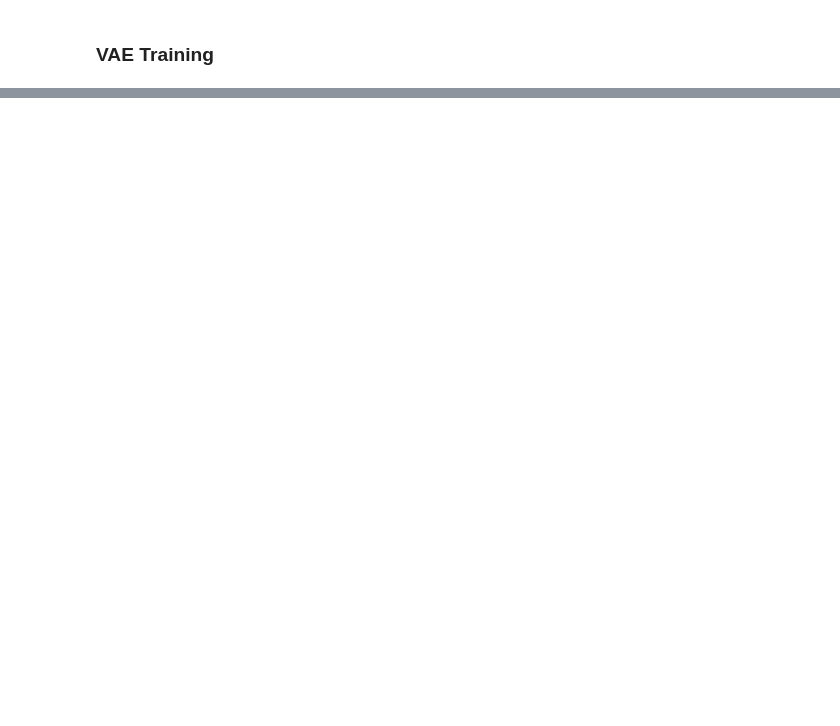
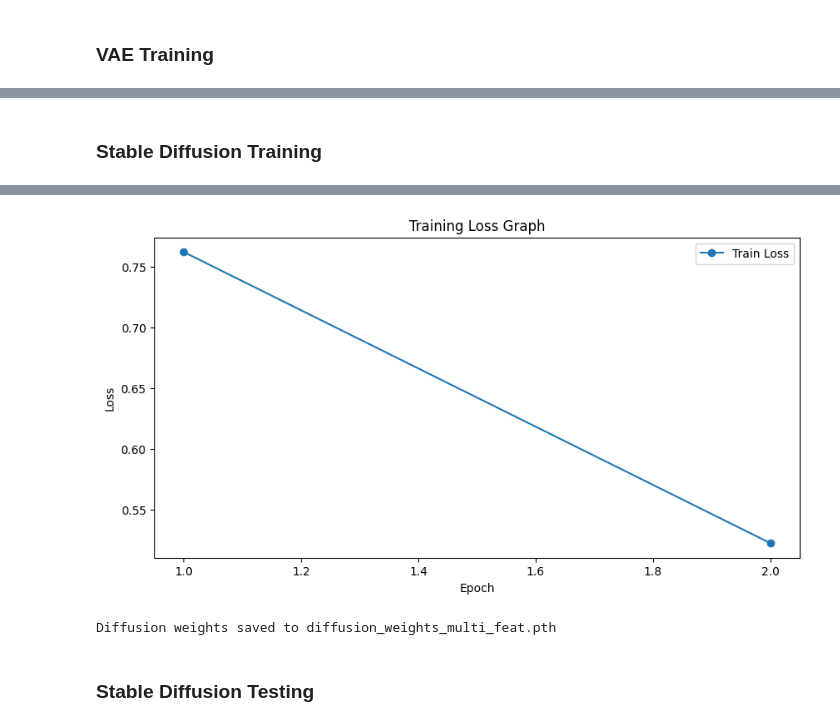
Before and after one commit to Atul-Acharya-17/diffusion-based-environment-generator, a Jupyter notebook: diffuser/StableDiffusion.ipynb, the cells around one changed output, grey strips where cells are left out. Drawn from its saved outputs; the diff is of its cells as text; code cells hidden in the pictures; blank space fills up the shorter version.

```diff
--- a/diffuser/StableDiffusion.ipynb
+++ b/diffuser/StableDiffusion.ipynb
@@ -287,0 +419,14 @@ WARNING:matplotlib.image:Clipping input data to the valid range for imshow with
+# %%
+# Hyperparams
+NUM_TIMESTEPS = 1000
+GUIDANCE_SCALE = 7.5
+LATENT_SHAPE = (4, 64, 64)  # For SD 1.5
+EPOCHS = 2
+# %%
+unet = UNet2DConditionModel.from_pretrained("runwayml/stable-diffusion-v1-5", subfolder="unet").to(device)
+unet.train()
+scheduler = DDIMScheduler.from_pretrained("runwayml/stable-diffusion-v1-5", subfolder="scheduler")
+custom_diffusion_model = CustomDiffusionModel(input_size=2).to(device)
+scheduler.set_timesteps(NUM_TIMESTEPS)
+vae.eval()
+optimizer = torch.optim.Adam(list(unet.parameters()), lr=1e-5)
@@ -288,36 +439,14 @@ WARNING:matplotlib.image:Clipping input data to the valid range for imshow with
+# %% [markdown]
+### Stable Diffusion Training
 # %%
-# Hyperparams
-NUM_TIMESTEPS = 1000
-GUIDANCE_SCALE = 7.5
-LATENT_SHAPE = (4, 64, 64)  # For SD 1.5
-EPOCHS = 20
-
-# Load pre-trained diffusion UNet (to be fine-tuned)
-unet = UNet2DConditionModel.from_pretrained("runwayml/stable-diffusion-v1-5", subfolder="unet").to(device)
-unet.train()
-
-# Your fine-tuned VAE
-vae = ...  # (Load your trained VAE here)
-vae.eval()
-
-# Noise scheduler
-scheduler = DDIMScheduler.from_pretrained("runwayml/stable-diffusion-v1-5", subfolder="scheduler")
-scheduler.set_timesteps(NUM_TIMESTEPS)
-
-# Condition embedder
-condition_embedder = ConditionEmbedding(input_dim=2, embed_dim=768).to(device)
-
-# Optimizer
-optimizer = torch.optim.Adam(list(unet.parameters()) + list(condition_embedder.parameters()), lr=1e-5)
-
-# Training loop
 train_losses = []
 
 for epoch in range(EPOCHS):
     epoch_loss = 0.0
     count = 0
 
-    for images, path_lengths, nodes_astar in tqdm(dataloader, desc=f"Epoch {epoch+1}/{EPOCHS}"):
+    for batch_idx, (images, path_lengths, nodes_astar, nodes_bfs) in enumerate(tqdm(dataloader, desc=f"Training epoch [{epoch+1}/{EPOCHS}]")):
+
         images = images.to(device)
         path_lengths = path_lengths.float().to(device)
         nodes_astar = nodes_astar.float().to(device)
@@ -333,10 +462,10 @@ for epoch in range(EPOCHS):
 
         # Step 3: Prepare conditional and unconditional embeddings
         cond_input = torch.stack([path_lengths, nodes_astar], dim=-1)
-        cond_embed = condition_embedder(cond_input)
+        cond_embed = custom_diffusion_model.condition_multidimensional_embedding(cond_input)
 
         zero_input = torch.zeros_like(cond_input)
-        uncond_embed = condition_embedder(zero_input)
+        uncond_embed = custom_diffusion_model.condition_multidimensional_embedding(zero_input)
 
         context = torch.cat([uncond_embed, cond_embed], dim=0)
 
@@ -362,3 +491,15 @@ for epoch in range(EPOCHS):
     avg_loss = epoch_loss / count
     train_losses.append(avg_loss)
     print(f"[Epoch {epoch+1}] Loss: {avg_loss:.6f}")
+
+import matplotlib.pyplot as plt
+plt.figure(figsize=(10, 5))
+plt.plot(range(1, EPOCHS + 1), train_losses, marker='o', label='Train Loss')
+plt.xlabel('Epoch')
+plt.ylabel('Loss')
+plt.title('Training Loss Graph')
+plt.legend()
+file_name = f"loss_curve_diffusion_multi_feat_{formatted_time}"
+plt.savefig(os.path.join(loss_curves_folder, file_name))
+plt.show()
+# %% [output]
@@ -364,0 +508,14 @@ for epoch in range(EPOCHS):
+[figure, added]
+# %%
+if not os.path.exists(f"../data/loss_curves_{formatted_time}/stable_diffusion_diffusion_models/"):
+    os.makedirs(f"../data/loss_curves_{formatted_time}/stable_diffusion_diffusion_models/")
+torch.save({
+    'diffusion_state_dict': unet.state_dict(),
+    'optimizer_state_dict': optimizer.state_dict(),
+    'train_losses': train_losses
+}, f'../data/loss_curves_{formatted_time}/stable_diffusion_diffusion_models/diffusion_weights_multi_feat.pth')
+print("Diffusion weights saved to diffusion_weights_multi_feat.pth")
+# %% [output]
+Diffusion weights saved to diffusion_weights_multi_feat.pth
+# %% [markdown]
+### Stable Diffusion Testing
```
Also changed, not shown: parts of 26 cells of this notebook.
